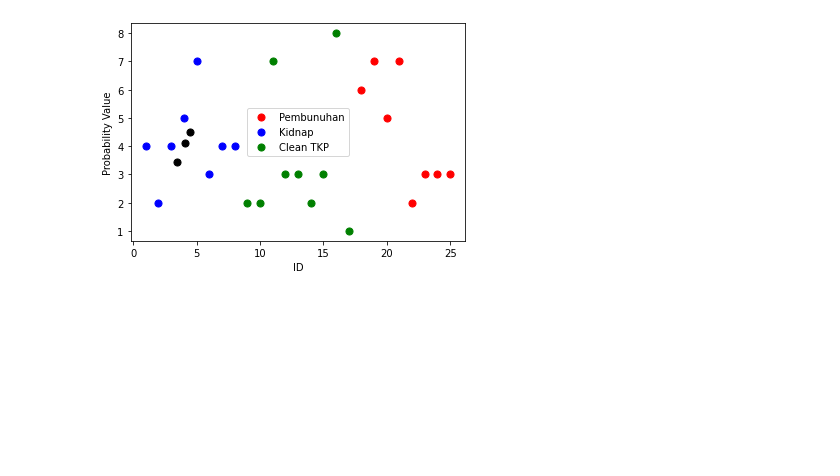
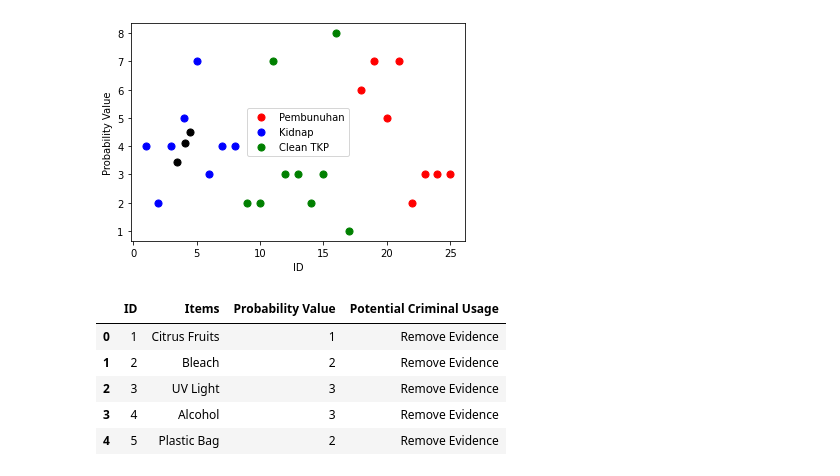
Before and after one commit to TioHalu/suspicious-item-detection, a Jupyter notebook: main.ipynb, the cells around one changed output. Cells and saved outputs as stored; diff of their text form; code cells hidden in the pictures; blank space fills up the shorter version.

```diff
--- a/main.ipynb
+++ b/main.ipynb
@@ -300,3 +301,22 @@ plt.legend(['Pembunuhan', 'Kidnap', 'Clean TKP'])
 # %% [output]
 <matplotlib.legend.Legend at 0x...>
 [figure]
+# %%
+#WEEK 3
+import numpy as np
+import pandas as pd
+import statsmodels.api as sm
+import matplotlib.pyplot as plt
+import seaborn as sns
+sns.set()
+from sklearn.cluster import KMeans
+
+data = pd.read_csv('./Dataset alpha 0.1.csv')
+data.head()
+# %% [output]
+|  | ID | Items | Probability Value | Potential Criminal Usage |
+| 0 | 1 | Citrus Fruits | 1 | Remove Evidence |
+| 1 | 2 | Bleach | 2 | Remove Evidence |
+| 2 | 3 | UV Light | 3 | Remove Evidence |
+| 3 | 4 | Alcohol | 3 | Remove Evidence |
+| 4 | 5 | Plastic Bag | 2 | Remove Evidence |
```
Also changed, not shown: parts of 7 cells of this notebook, 1 other file.
